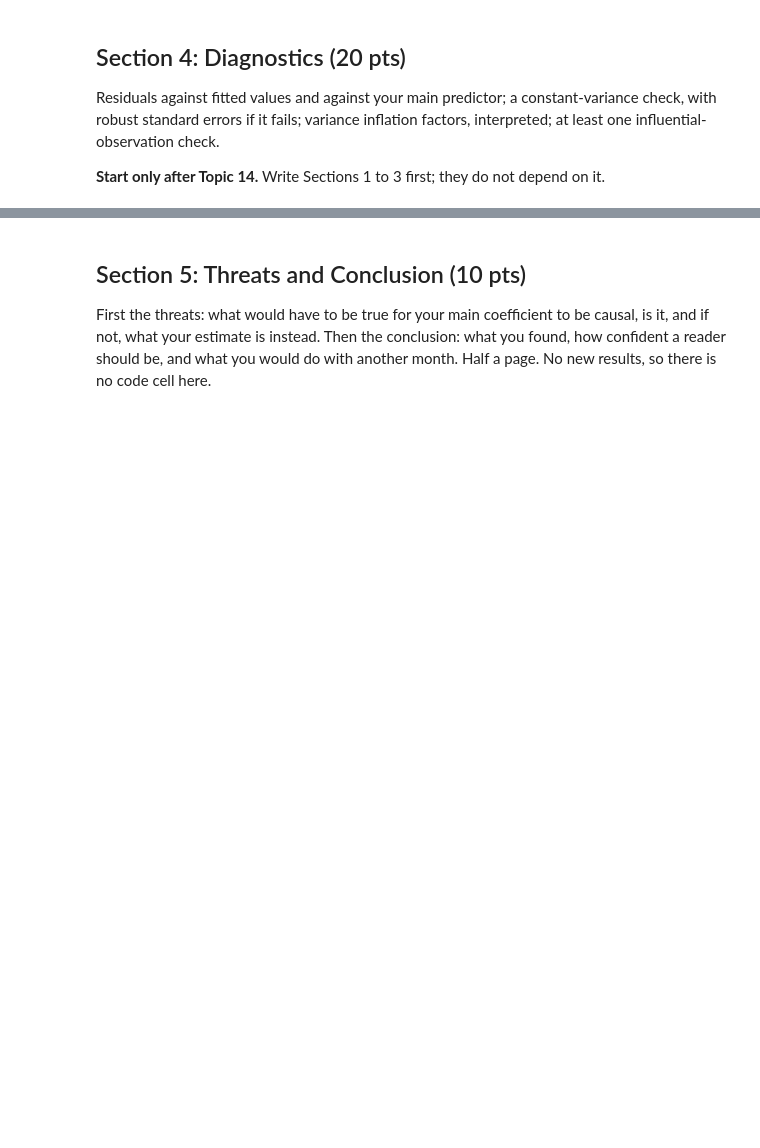
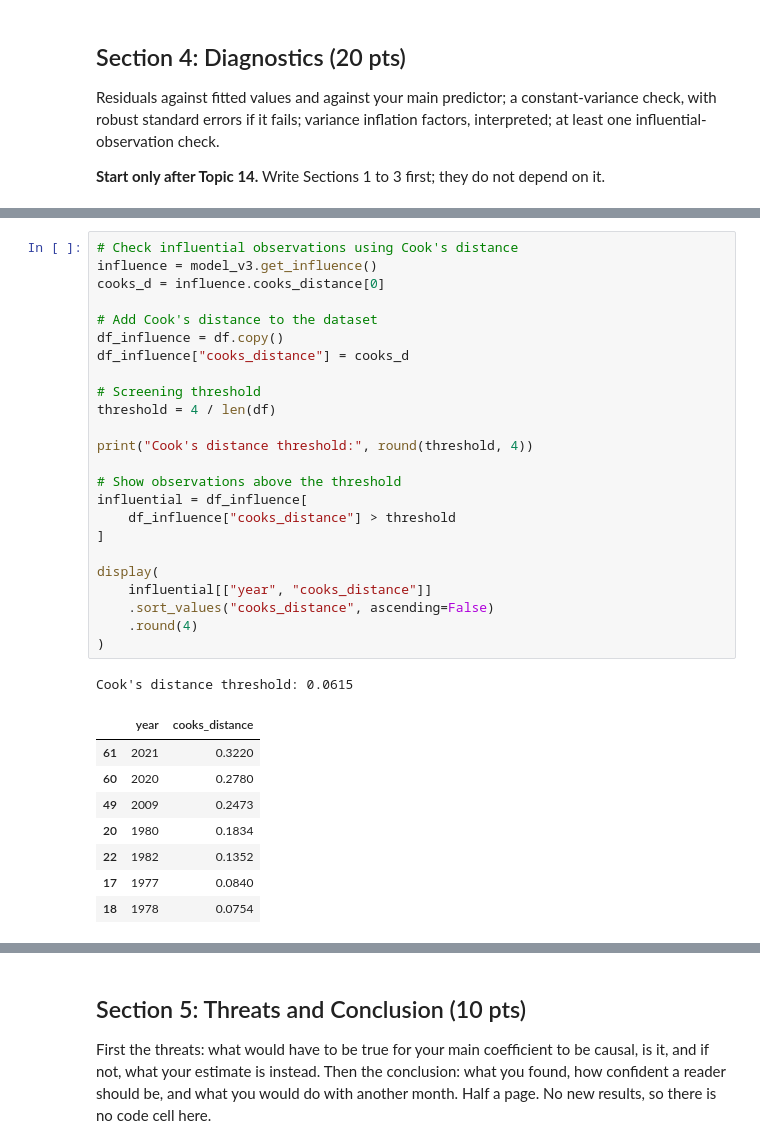
Before and after one commit to elliemeltzer/econ3916_MT1, a Jupyter notebook: midterm_EM.ipynb, the cells around one changed output, grey strips where cells are left out. Cells and saved outputs as stored; diff of their text form; blank space fills up the shorter version.

```diff
--- a/midterm_EM.ipynb
+++ b/midterm_EM.ipynb
@@ -439,0 +561,34 @@ Residuals against fitted values and against your main predictor; a constant-vari
+# %%
+# Check influential observations using Cook's distance
+influence = model_v3.get_influence()
+cooks_d = influence.cooks_distance[0]
+
+# Add Cook's distance to the dataset
+df_influence = df.copy()
+df_influence["cooks_distance"] = cooks_d
+
+# Screening threshold
+threshold = 4 / len(df)
+
+print("Cook's distance threshold:", round(threshold, 4))
+
+# Show observations above the threshold
+influential = df_influence[
+    df_influence["cooks_distance"] > threshold
+]
+
+display(
+    influential[["year", "cooks_distance"]]
+    .sort_values("cooks_distance", ascending=False)
+    .round(4)
+)
+# %% [output]
+Cook's distance threshold: 0.0615
+|  | year | cooks_distance |
+| 61 | 2021 | 0.3220 |
+| 60 | 2020 | 0.2780 |
+| 49 | 2009 | 0.2473 |
+| 20 | 1980 | 0.1834 |
+| 22 | 1982 | 0.1352 |
+| 17 | 1977 | 0.0840 |
+| 18 | 1978 | 0.0754 |
```
Also changed, not shown: parts of 11 cells of this notebook.
